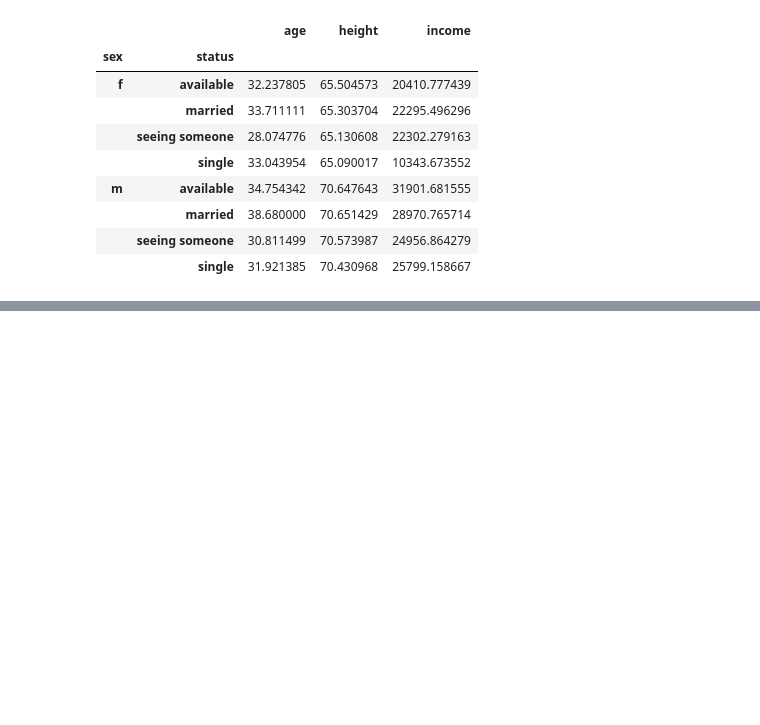
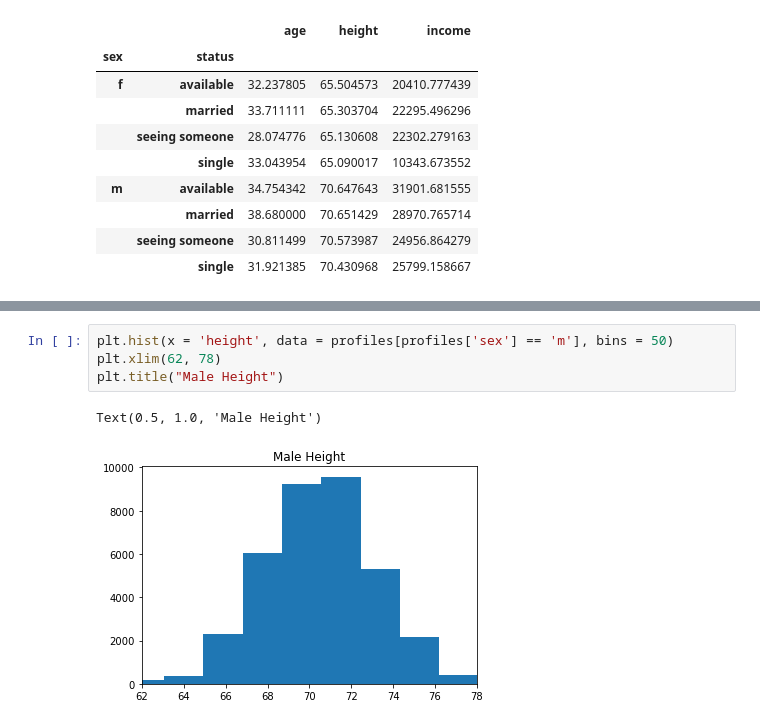
Before and after one commit to brianellis1997/DateAScientist, a Jupyter notebook: date-a-scientist.ipynb, the cells around one changed output, grey strips where cells are left out. Drawn from its saved outputs; the diff is of its cells as text; blank space fills up the shorter version.

```diff
--- a/date-a-scientist.ipynb
+++ b/date-a-scientist.ipynb
@@ -438,0 +446,7 @@ profiles_filtered.groupby(['sex', 'status']).mean()
+# %%
+plt.hist(x = 'height', data = profiles[profiles['sex'] == 'm'], bins = 50)
+plt.xlim(62, 78)
+plt.title("Male Height")
+# %% [output]
+Text(0.5, 1.0, 'Male Height')
+[figure, added]
```
Also changed, not shown: parts of 8 cells of this notebook.
